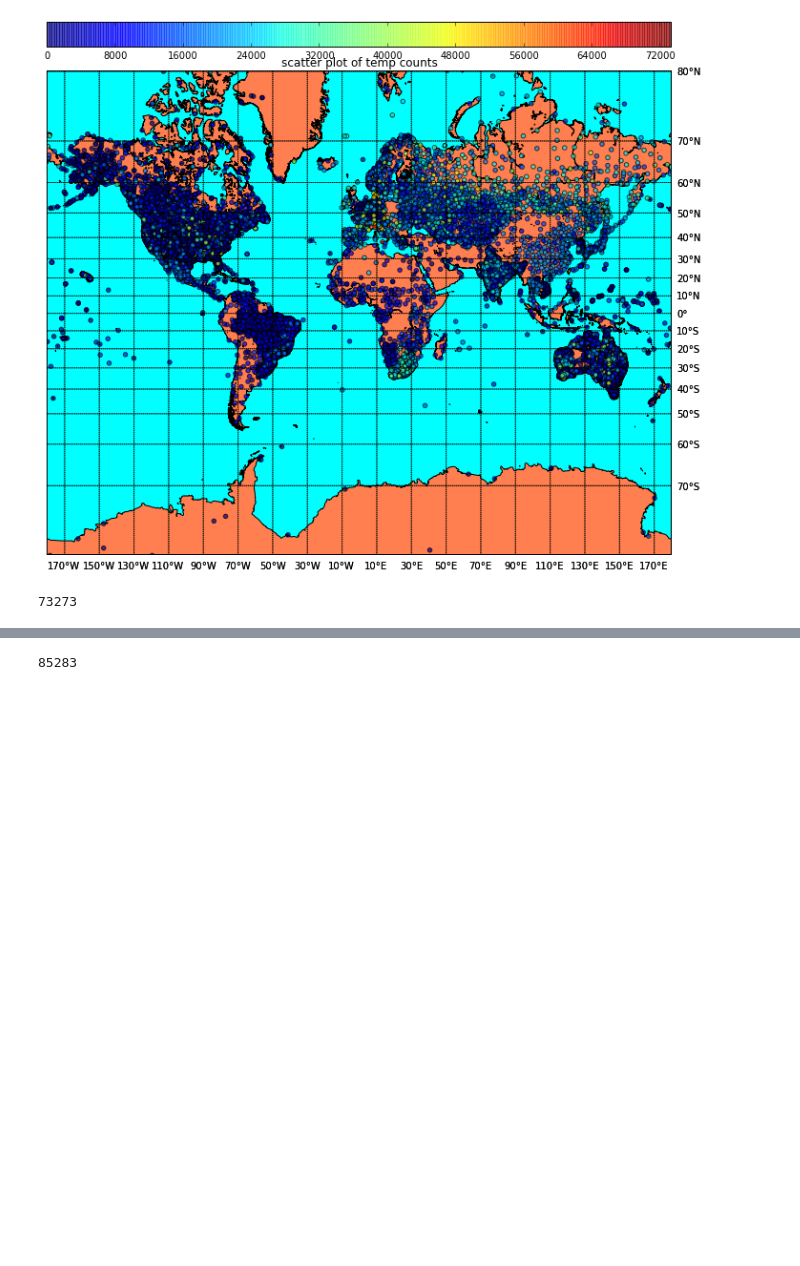
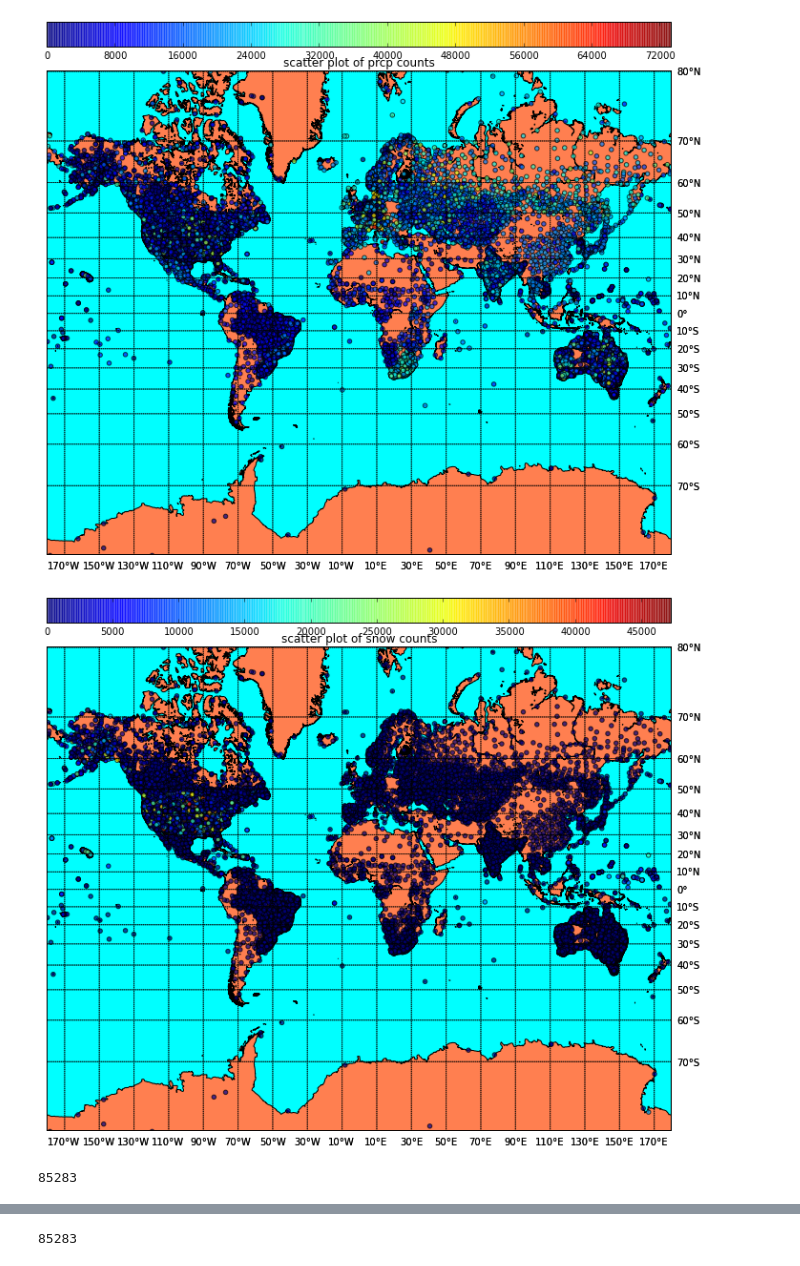
Before and after one commit to pranaykumarm/UCSD_BigData, a Jupyter notebook: notebooks/weather.mapreduce/Hierarchical Partitioning & Analysis.ipynb, the cells around one changed output, grey strips where cells are left out. Drawn from its saved outputs; the diff is of its cells as text; code cells hidden in the pictures; blank space fills up the shorter version.

```diff
--- a/notebooks/weather.mapreduce/Hierarchical Partitioning & Analysis.ipynb
+++ b/notebooks/weather.mapreduce/Hierarchical Partitioning & Analysis.ipynb
@@ -165,7 +175,57 @@ plt.title('scatter plot of prcp counts')
 plt.show()
 # %% [output]
 [figure]
-# %%
-max(prec_counts)
-# %% [output]
-73273
+# %%
+total_snow_measurements={}
+for k in station_stats.keys():
+    total_snow_measurements[k]=0
+    for measurement in station_stats[k].keys():
+        if measurement[0] in [u'SNOW']:
+            #print station_stats[k][measurement]
+            total_snow_measurements[k] += int(station_stats[k][measurement])
+# %%
+snow_counts = []
+for k in station_stats.keys():
+    k_info = get_station_info(k)
+    if len(k_info) > 0:
+        snow_counts.append(total_snow_measurements[k])
+# %%
+from mpl_toolkits.basemap import Basemap
+
+lonmin=-180;lonmax=180;latsmin=-80;latsmax=80;
+
+plt.figure(figsize=(15,10),dpi=300)
+m = Basemap(projection='merc',llcrnrlat=latsmin,urcrnrlat=latsmax,\
+            llcrnrlon=lonmin,urcrnrlon=lonmax,lat_ts=20,resolution='i')
+m.drawcoastlines()
+m.fillcontinents(color='coral',lake_color='aqua')
+
+# draw parallels and meridians.
+parallels = np.arange(-80,81,10.)
+# labels = [left,right,top,bottom]
+m.drawparallels(parallels,labels=[False,True,True,False])
+meridians = np.arange(10.,351.,20.)
+m.drawmeridians(meridians,labels=[True,False,False,True])
+
+#m.drawparallels(np.arange(-90.,91.,30.))
+#m.drawmeridians(np.arange(-180.,181.,60.))
+m.drawmapboundary(fill_color='aqua')
+m.drawparallels(parallels,labels=[False,True,True,False])
+meridians = np.arange(10.,351.,20.)
+m.drawmeridians(meridians,labels=[True,False,False,True])
+
+m.drawmapboundary(fill_color='aqua')
+
+# draw map with markers for locations
+x,y=m(longitudes,latitudes)
+image = m.scatter(x,y,c=snow_counts,marker="o",alpha=0.7,zorder=2)
+cbar = m.colorbar(image,location='top',pad="5%")
+plt.title('scatter plot of snow counts')
+plt.show()
+# %% [output]
+[figure, added]
+# %%
+station_keys = range(1,len(station_stats.keys()))
+len(station_keys)
+# %% [output]
+85283
```
Also changed, not shown: parts of 38 cells of this notebook.
